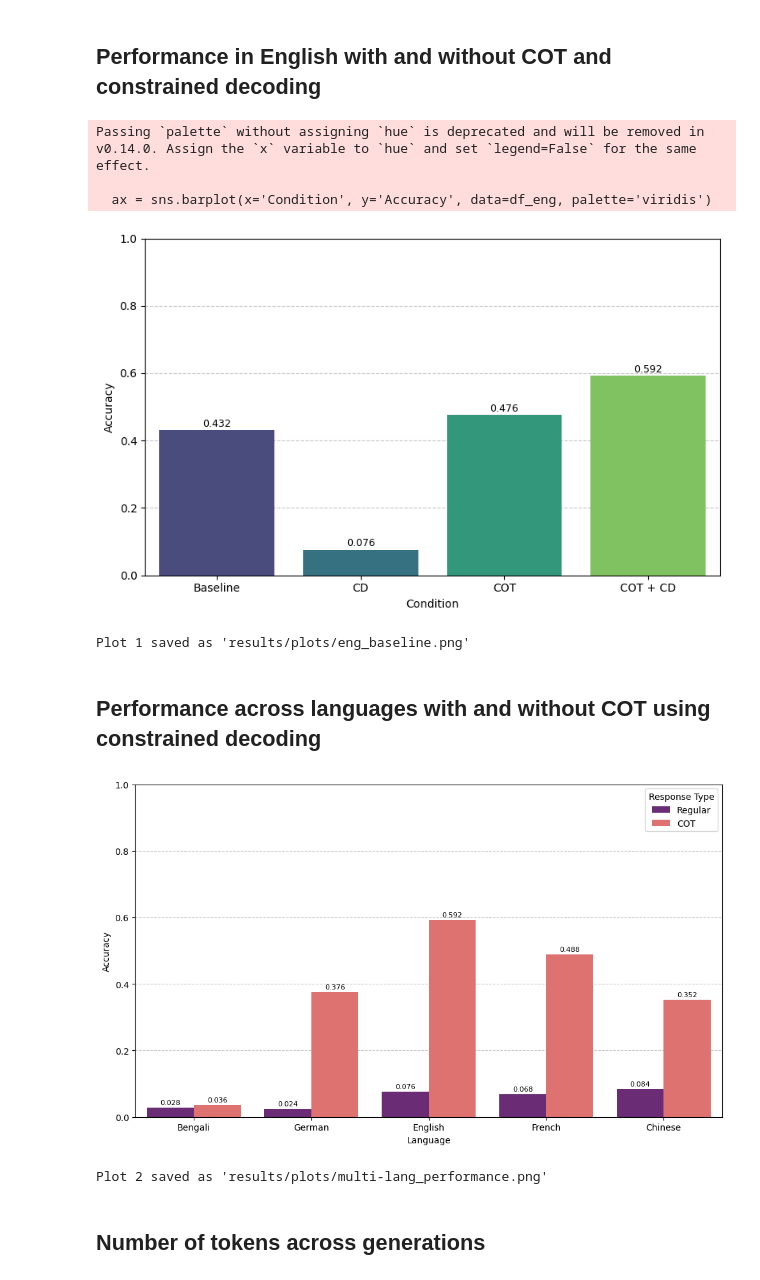
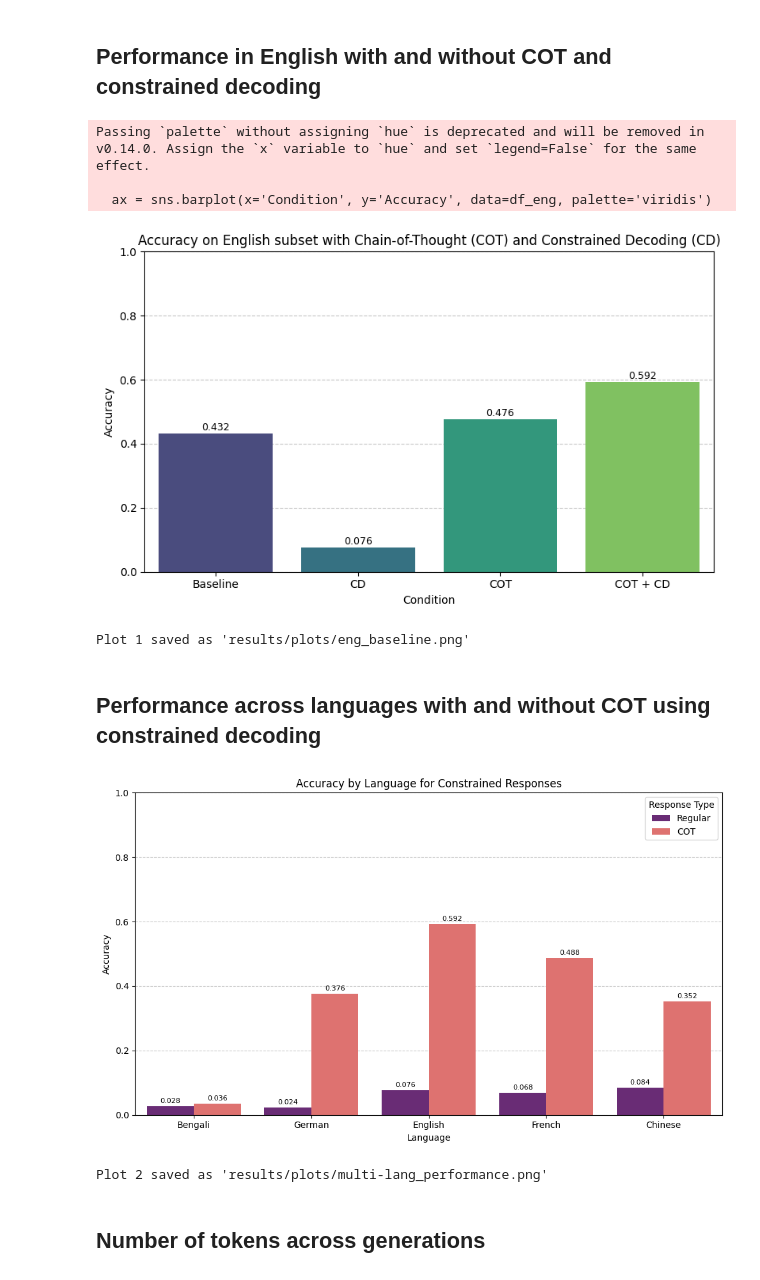
Before and after one commit to Jazhyc/IKNLP-Attribution, a Jupyter notebook: notebooks/analysis.ipynb, the cells around one changed output. Cells and saved outputs as stored; diff of their text form; code cells hidden in the pictures.

```diff
--- a/notebooks/analysis.ipynb
+++ b/notebooks/analysis.ipynb
@@ -56,35 +56,35 @@ df_eng = pd.DataFrame({
 })
 
 plt.figure(figsize=(8, 5))  # Slightly larger figure for better readability
 
 # Create the bar plot
 ax = sns.barplot(x='Condition', y='Accuracy', data=df_eng, palette='viridis')
 
 # Add a grid
 plt.grid(axis='y', linestyle='--', alpha=0.7)
 
 # Add value labels on top of each bar
 for i, v in enumerate(df_eng['Accuracy']):
     ax.text(i, v + 0.01, f"{v:.3f}", ha='center', fontsize=9)
 
 # Customize the plot
-# plt.title('Accuracy on English subset with Chain-of-Thought (COT) and Constrained Decoding (CD)')
+plt.title('Accuracy on English subset with Chain-of-Thought (COT) and Constrained Decoding (CD)')
 plt.ylim(0, 1)
 plt.ylabel('Accuracy')
 
 # Ensure grid is behind bars
 ax.set_axisbelow(True)
 
 # Save and show the plot
 plt.tight_layout()  # Adjust spacing
 plt.savefig(plot1_filename, dpi=300)  # Higher DPI for better quality
 plt.show()
 print(f"Plot 1 saved as '{plot1_filename}'")
 # %% [output]
 Passing `palette` without assigning `hue` is deprecated and will be removed in v0.14.0. Assign the `x` variable to `hue` and set `legend=False` for the same effect.
 
   ax = sns.barplot(x='Condition', y='Accuracy', data=df_eng, palette='viridis')
-[figure, old version]
+[figure, new version]
 Plot 1 saved as 'results/plots/eng_baseline.png'
 # %% [markdown]
 ## Performance across languages with and without COT using constrained decoding
@@ -126,7 +126,7 @@ for i, p in enumerate(ax.patches):
                 f'{height:.3f}', ha="center", fontsize=8)
 
 # Customize the plot
-# plt.title('Accuracy by Language for Constrained Responses')
+plt.title('Accuracy by Language for Constrained Responses')
 plt.ylim(0, 1)
 plt.ylabel('Accuracy')
 plt.legend(title='Response Type')
@@ -140,7 +140,7 @@ plt.savefig(plot2_filename, dpi=300)  # Higher DPI for better quality
 plt.show()
 print(f"Plot 2 saved as '{plot2_filename}'")
 # %% [output]
-[figure, old version]
+[figure, new version]
 Plot 2 saved as 'results/plots/multi-lang_performance.png'
 # %% [markdown]
 ## Number of tokens across generations
```
Also changed, not shown: parts of 3 cells of this notebook, 17 other files.
